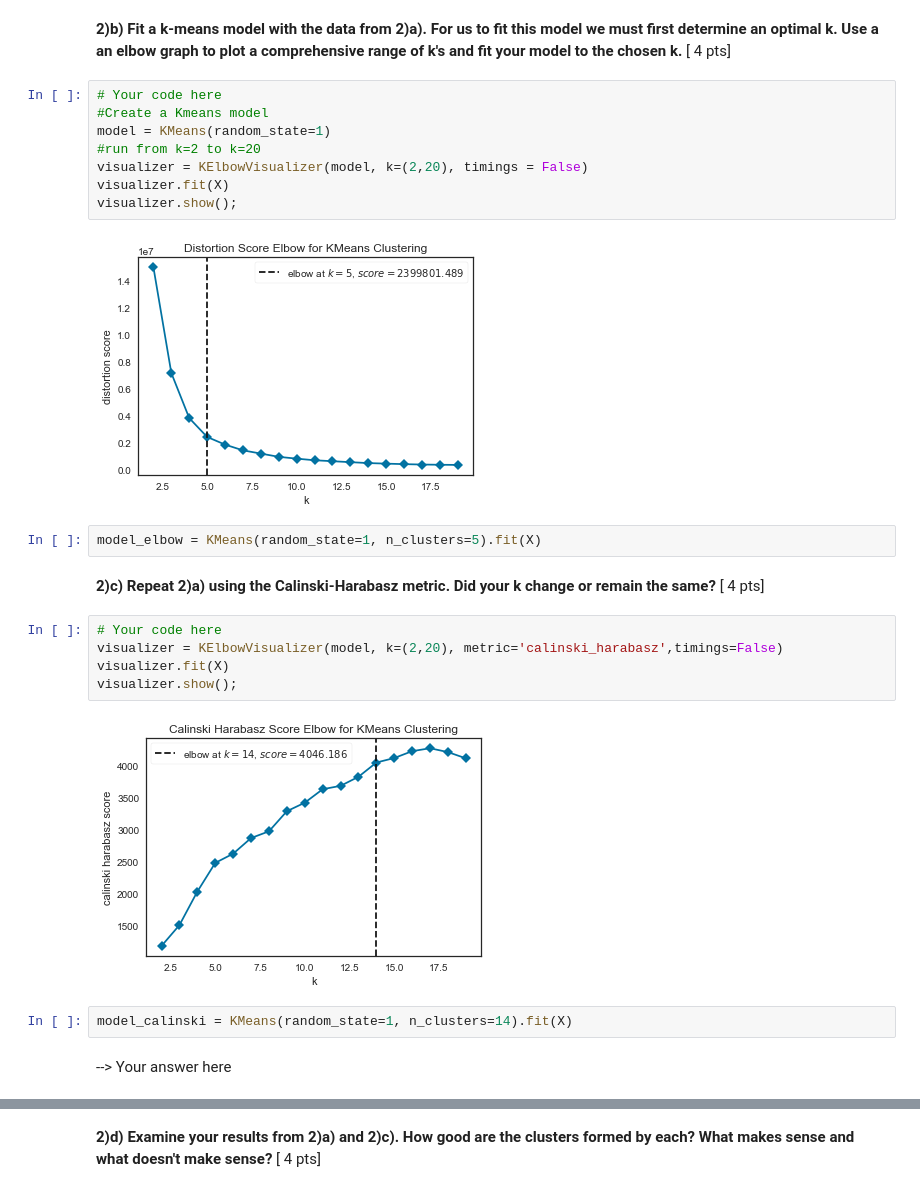
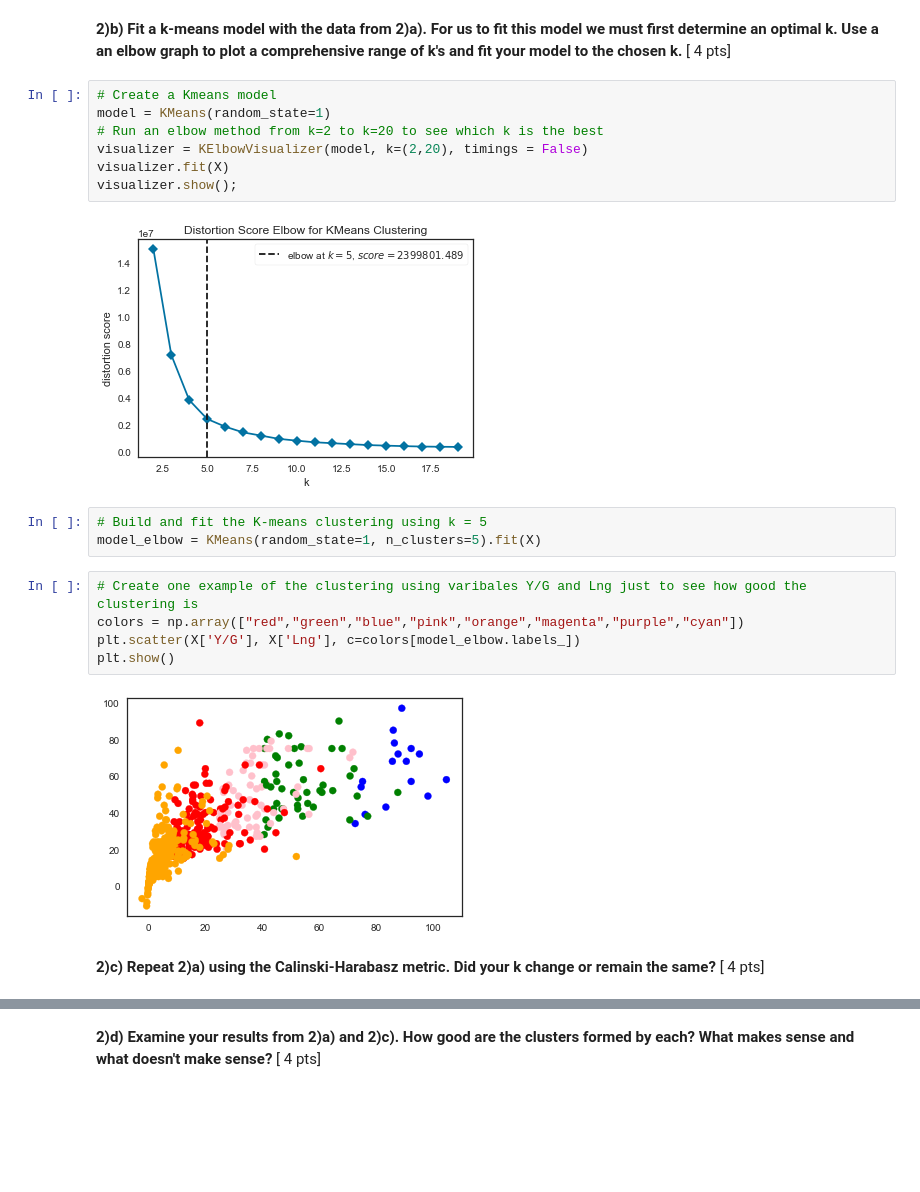
Before and after one commit to Nellyan4/data_mining, a Jupyter notebook: hw3/Homework3_F21_A2_XiYan.ipynb, the cells around one changed output, grey strips where cells are left out. Cells and saved outputs as stored; diff of their text form; blank space fills up the shorter version.

```diff
--- a/hw3/Homework3_F21_A2_XiYan.ipynb
+++ b/hw3/Homework3_F21_A2_XiYan.ipynb
@@ -317,27 +315,23 @@ sns.pairplot(X)
 # %% [markdown]
 **2)b) Fit a k-means model with the data from 2)a). For us to fit this model we must first determine an optimal k. Use a an elbow graph to plot a comprehensive range of k's and fit your model to the chosen k.** [ 4 pts]
 # %%
-# Your code here
-#Create a Kmeans model
+# Create a Kmeans model
 model = KMeans(random_state=1)
-#run from k=2 to k=20
+# Run an elbow method from k=2 to k=20 to see which k is the best
 visualizer = KElbowVisualizer(model, k=(2,20), timings = False)
 visualizer.fit(X)
 visualizer.show();
 # %% [output]
 [figure]
 # %%
+# Build and fit the K-means clustering using k = 5
 model_elbow = KMeans(random_state=1, n_clusters=5).fit(X)
+# %%
+# Create one example of the clustering using varibales Y/G and Lng just to see how good the clustering is
+colors = np.array(["red","green","blue","pink","orange","magenta","purple","cyan"])
+plt.scatter(X['Y/G'], X['Lng'], c=colors[model_elbow.labels_])
+plt.show()
+# %% [output]
+[figure, added]
 # %% [markdown]
 **2)c) Repeat 2)a) using the Calinski-Harabasz metric. Did your k change or remain the same?** [ 4 pts]
-# %%
-# Your code here
-visualizer = KElbowVisualizer(model, k=(2,20), metric='calinski_harabasz',timings=False)
-visualizer.fit(X)
-visualizer.show();
-# %% [output]
-[figure, removed]
-# %%
-model_calinski = KMeans(random_state=1, n_clusters=14).fit(X)
-# %% [markdown]
---> Your answer here
```
Also changed, not shown: parts of 50 cells of this notebook.
